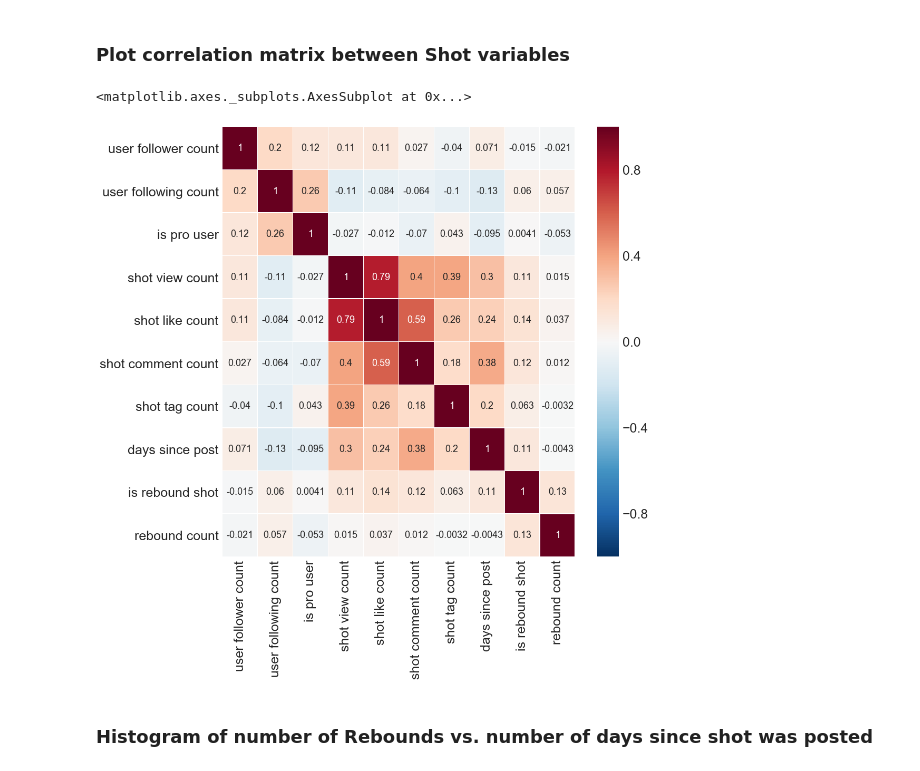
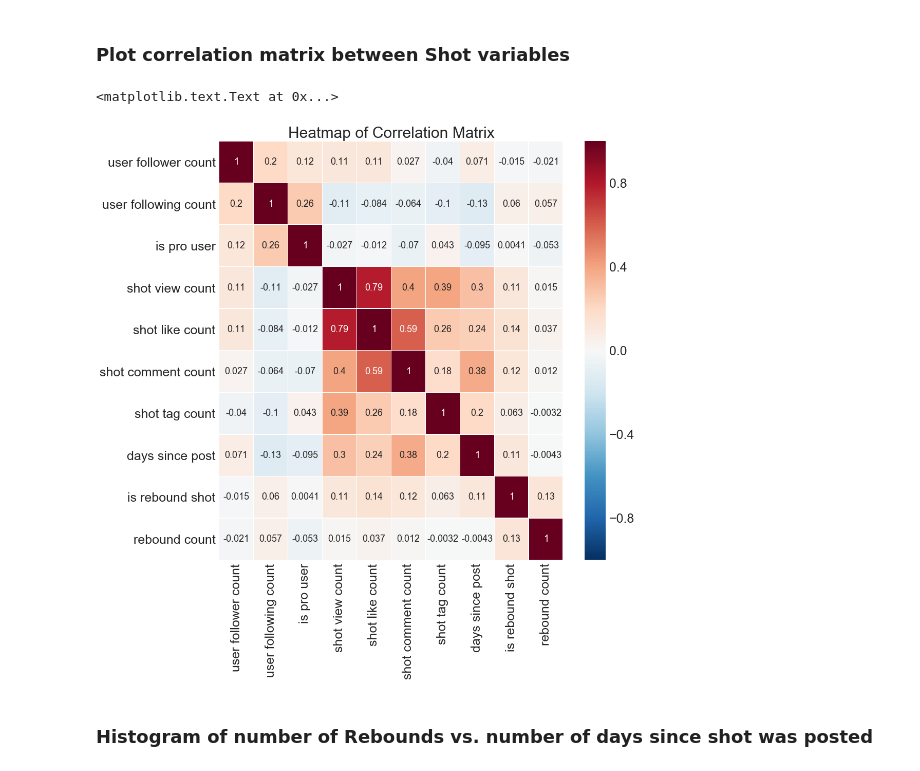
Before and after one commit to kapil1garg/sccs-dribble-parser, a Jupyter notebook: dribbble-scraping-kapil.ipynb, the cells around one changed output. Saved outputs shown, nothing was run; the diff lists cells and outputs as text; code cells hidden in the pictures.

```diff
--- a/dribbble-scraping-kapil.ipynb
+++ b/dribbble-scraping-kapil.ipynb
@@ -132,16 +133,17 @@ shot_data_df = shot_data_df[col_ordering]
 # %%
 shot_corr = shot_data_df.corr()
 shot_corr_tick_labels = ['user follower count', 'user following count', 'is pro user', \
                          'shot view count', 'shot like count', 'shot comment count', 'shot tag count', 'days since post', \
                          'is rebound shot', 'rebound count']
 
 fig, ax = plt.subplots(figsize=(15, 15))
 sns.set(font_scale=2.5)
-sns.heatmap(shot_corr, xticklabels=shot_corr_tick_labels, yticklabels=shot_corr_tick_labels, \
-            linewidths=.5, ax=ax, annot=True, annot_kws={'size': 18})
+heatmap_plt = sns.heatmap(shot_corr, xticklabels=shot_corr_tick_labels, yticklabels=shot_corr_tick_labels, \
+                          linewidths=.5, ax=ax, annot=True, annot_kws={'size': 18})
+heatmap_plt.set_title('Heatmap of Correlation Matrix')
 # %% [output]
-<matplotlib.axes._subplots.AxesSubplot at 0x...>
+<matplotlib.text.Text at 0x...>
-[figure, old version]
+[figure, new version]
 # %% [markdown]
 ### Histogram of number of Rebounds vs. number of days since shot was posted
 # %%
```
Also changed, not shown: parts of 2 cells of this notebook.
